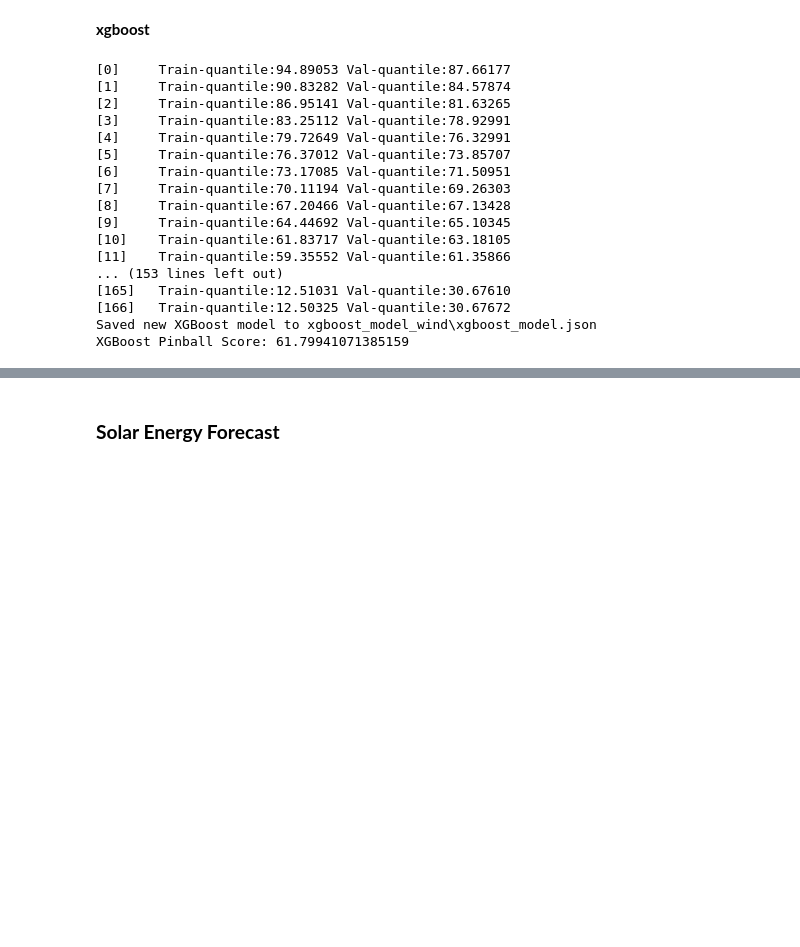
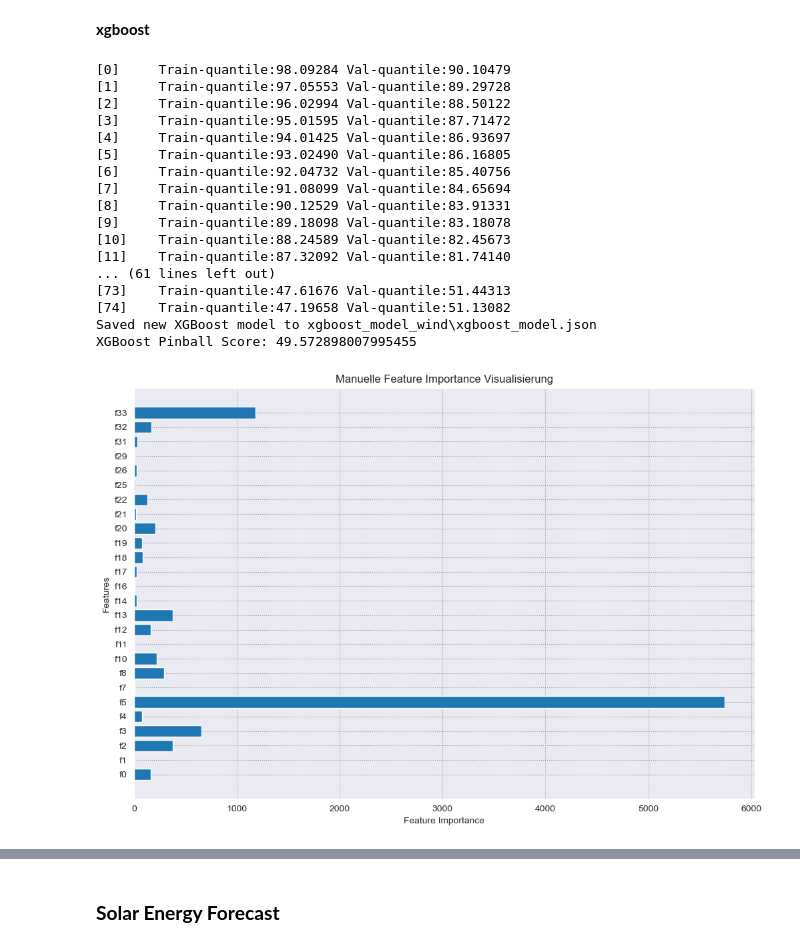
Before and after one commit to av1c3nna/awp2, a Jupyter notebook: code/model_training.ipynb, the cells around one changed output, grey strips where cells are left out. Saved outputs shown, nothing was run; the diff lists cells and outputs as text; code cells hidden in the pictures; blank space fills up the shorter version.

```diff
--- a/code/model_training.ipynb
+++ b/code/model_training.ipynb
@@ -86,30 +160,64 @@ Quantile Regressor Pinball Score: 53.107522864798256
 # %% [markdown]
 __xgboost__
 # %%
-
+importlib.reload(model_utils)
+import numpy as np
 
 quantiles = np.arange(0.1, 1.0, 0.1)
 
 model_save_dir_xgboost = "xgboost_model_wind"
+hyperparams = {
+            # Use the quantile objective function.
+            "objective": "reg:quantileerror",
+            "tree_method": "hist",
+            "quantile_alpha": quantiles,
+            "learning_rate": 0.01,
+            "max_depth": 4
+        }
 
-xgboost_model_wind = model_utils.XGBoostModel(feature_engineerer_wind, quantiles=quantiles, model_save_dir=model_save_dir_xgboost, load_pretrained=False)
+
+
+
+xgboost_model_wind = model_utils.XGBoostModel(feature_engineerer_wind, quantiles=quantiles, model_save_dir=model_save_dir_xgboost, load_pretrained=False, hyperparams=hyperparams, num_boost_round=75, early_stopping_rounds=10)
 xgboost_model_wind.train_and_predict()  # This will skip training if the model is already loaded
 print(f"XGBoost Pinball Score: {xgboost_model_wind.pinball_score()}")
 # %% [output]
-[0]     Train-quantile:94.89053 Val-quantile:87.66177
-[1]     Train-quantile:90.83282 Val-quantile:84.57874
-[2]     Train-quantile:86.95141 Val-quantile:81.63265
-[3]     Train-quantile:83.25112 Val-quantile:78.92991
-[4]     Train-quantile:79.72649 Val-quantile:76.32991
-[5]     Train-quantile:76.37012 Val-quantile:73.85707
-[6]     Train-quantile:73.17085 Val-quantile:71.50951
-[7]     Train-quantile:70.11194 Val-quantile:69.26303
-[8]     Train-quantile:67.20466 Val-quantile:67.13428
-[9]     Train-quantile:64.44692 Val-quantile:65.10345
-[10]    Train-quantile:61.83717 Val-quantile:63.18105
-[11]    Train-quantile:59.35552 Val-quantile:61.35866
-... (153 lines left out)
-[165]   Train-quantile:12.51031 Val-quantile:30.67610
-[166]   Train-quantile:12.50325 Val-quantile:30.67672
+[0]     Train-quantile:98.09284 Val-quantile:90.10479
+[1]     Train-quantile:97.05553 Val-quantile:89.29728
+[2]     Train-quantile:96.02994 Val-quantile:88.50122
+[3]     Train-quantile:95.01595 Val-quantile:87.71472
+[4]     Train-quantile:94.01425 Val-quantile:86.93697
+[5]     Train-quantile:93.02490 Val-quantile:86.16805
+[6]     Train-quantile:92.04732 Val-quantile:85.40756
+[7]     Train-quantile:91.08099 Val-quantile:84.65694
+[8]     Train-quantile:90.12529 Val-quantile:83.91331
+[9]     Train-quantile:89.18098 Val-quantile:83.18078
+[10]    Train-quantile:88.24589 Val-quantile:82.45673
+[11]    Train-quantile:87.32092 Val-quantile:81.74140
+... (61 lines left out)
+[73]    Train-quantile:47.61676 Val-quantile:51.44313
+[74]    Train-quantile:47.19658 Val-quantile:51.13082
 Saved new XGBoost model to xgboost_model_wind\xgboost_model.json
-XGBoost Pinball Score: 61.79941071385159
+XGBoost Pinball Score: 49.572898007995455
+# %%
+# Feature-Wichtigkeiten abrufen
+import matplotlib.pylab as plt
+
+booster = xgboost_model_wind.booster
+importance_dict = booster.get_score(importance_type='weight')
+# In ein Pandas DataFrame umwandeln für einfache Verarbeitung
+importance_df = pd.DataFrame(list(importance_dict.items()), columns=['Feature', 'Importance'])
+# importance_df["feature_name"] = merged_hornsea.drop(['Solar_MWh_credit', 'Wind_MWh_credit'], axis=1).columns
+# Nach Wichtigkeit sortieren
+# importance_df = importance_df.sort_values(by='Index', ascending=False)
+
+# Plotten
+plt.figure(figsize=(12, 8))  # Größe anpassen
+plt.barh(importance_df['Feature'], importance_df['Importance'])
+plt.xlabel('Feature Importance')
+plt.ylabel('Features')
+plt.grid(True)
+plt.title('Manuelle Feature Importance Visualisierung')
+plt.show()
+# %% [output]
+[figure, added]
```
Also changed, not shown: parts of 15 cells of this notebook, 1 other file.
